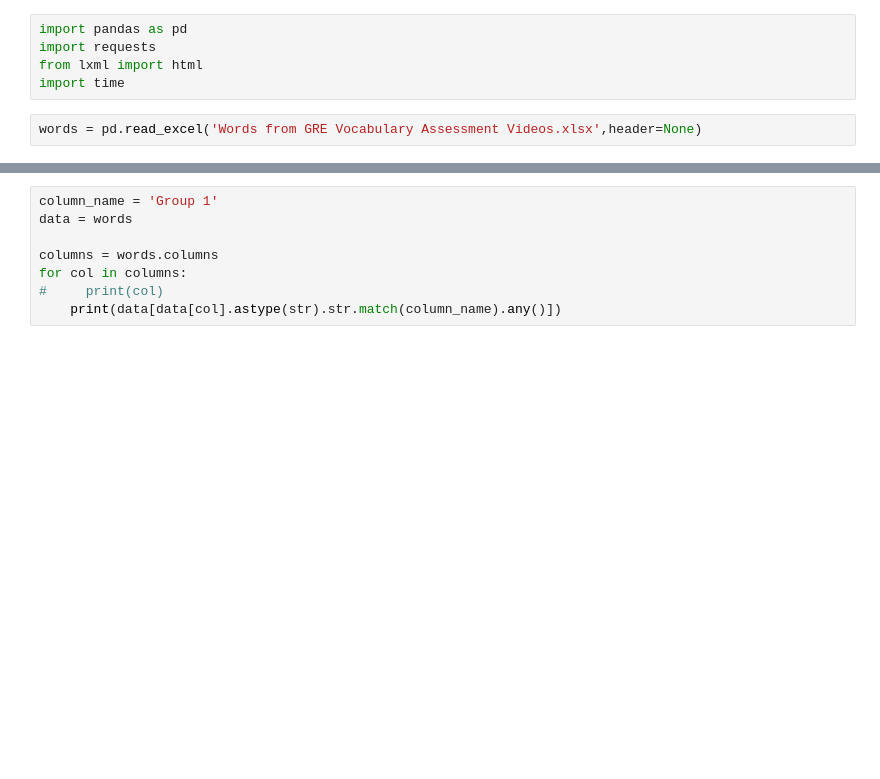
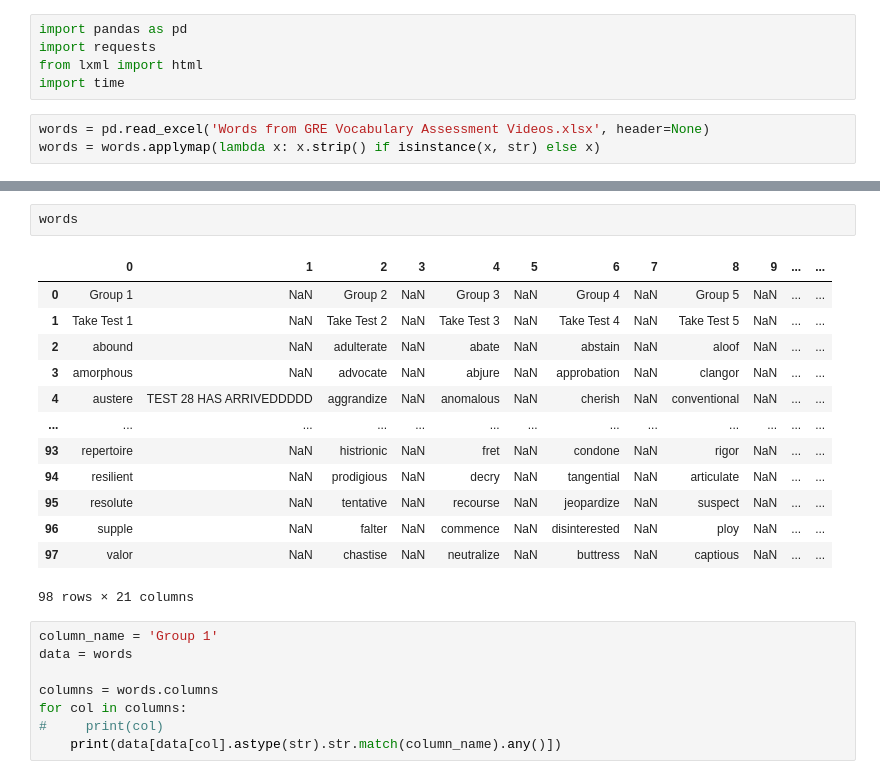
Before and after one commit to udaylunawat/Data-Science-Projects, a Jupyter notebook: Web Scraping/Gregmat GRE Vocab/scraper.ipynb, the cells around one changed output, grey strips where cells are left out. Cells and saved outputs as stored; diff of their text form; blank space fills up the shorter version.

Commit message:
updated: now works with all columns

```diff
--- a/Web Scraping/Gregmat GRE Vocab/scraper.ipynb
+++ b/Web Scraping/Gregmat GRE Vocab/scraper.ipynb
@@ -4,4 +4,5 @@ import requests
 from lxml import html
 import time
 # %%
-words = pd.read_excel('Words from GRE Vocabulary Assessment Videos.xlsx',header=None)
+words = pd.read_excel('Words from GRE Vocabulary Assessment Videos.xlsx', header=None)
+words = words.applymap(lambda x: x.strip() if isinstance(x, str) else x)
@@ -52,3 +54,19 @@ Name: 4, dtype: object
+# %%
+words
+# %% [output]
+|  | 0 | 1 | 2 | 3 | 4 | 5 | 6 | 7 | 8 | 9 | ... | ... |
+| 0 | Group 1 | NaN | Group 2 | NaN | Group 3 | NaN | Group 4 | NaN | Group 5 | NaN | ... | ... |
+| 1 | Take Test 1 | NaN | Take Test 2 | NaN | Take Test 3 | NaN | Take Test 4 | NaN | Take Test 5 | NaN | ... | ... |
+| 2 | abound | NaN | adulterate | NaN | abate | NaN | abstain | NaN | aloof | NaN | ... | ... |
+| 3 | amorphous | NaN | advocate | NaN | abjure | NaN | approbation | NaN | clangor | NaN | ... | ... |
+| 4 | austere | TEST 28 HAS ARRIVEDDDDD | aggrandize | NaN | anomalous | NaN | cherish | NaN | conventional | NaN | ... | ... |
+| ... | ... | ... | ... | ... | ... | ... | ... | ... | ... | ... | ... | ... |
+| 93 | repertoire | NaN | histrionic | NaN | fret | NaN | condone | NaN | rigor | NaN | ... | ... |
+| 94 | resilient | NaN | prodigious | NaN | decry | NaN | tangential | NaN | articulate | NaN | ... | ... |
+| 95 | resolute | NaN | tentative | NaN | recourse | NaN | jeopardize | NaN | suspect | NaN | ... | ... |
+| 96 | supple | NaN | falter | NaN | commence | NaN | disinterested | NaN | ploy | NaN | ... | ... |
+| 97 | valor | NaN | chastise | NaN | neutralize | NaN | buttress | NaN | captious | NaN | ... | ... |
+98 rows × 21 columns
 # %%
 column_name = 'Group 1'
 data = words
```
Also changed, not shown: parts of 5 cells of this notebook.
